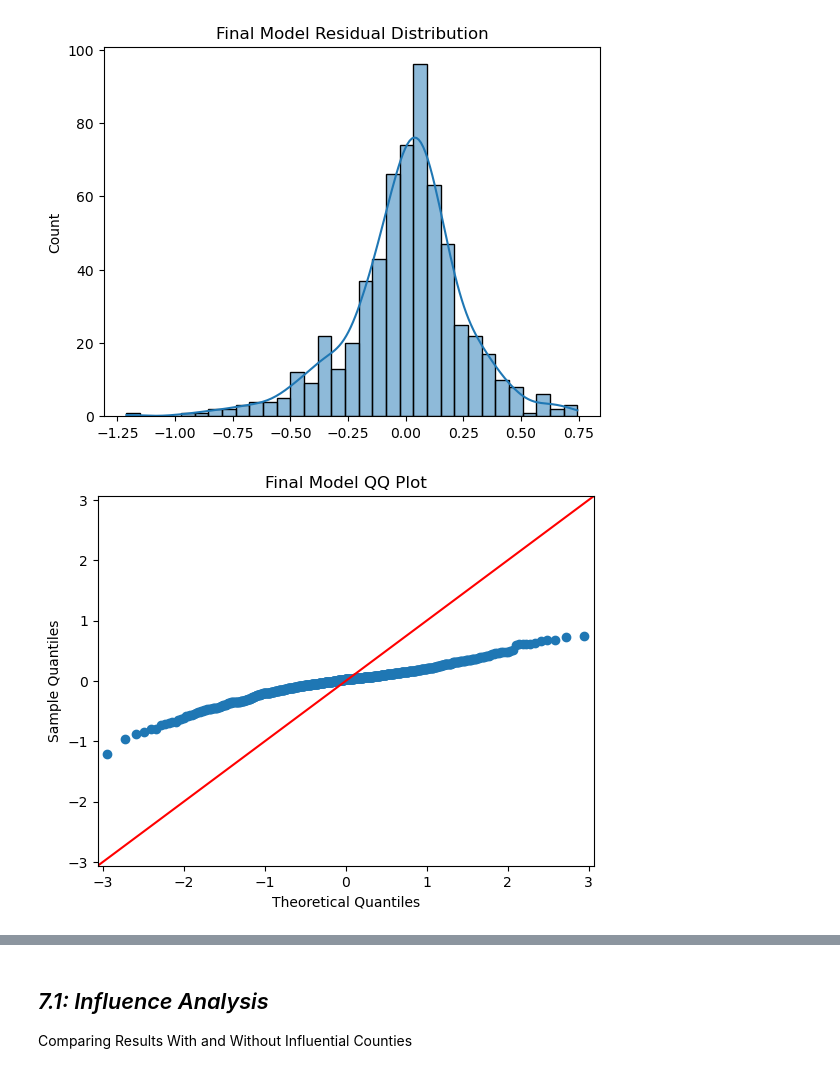
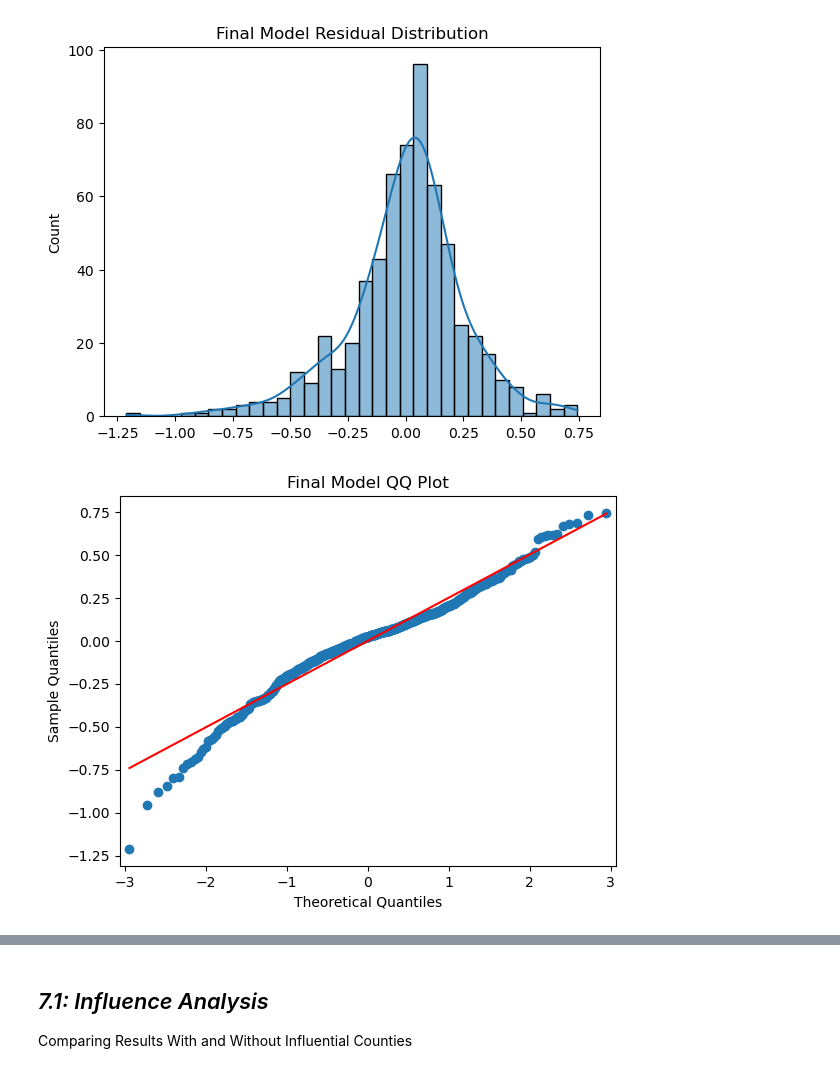
Before and after one commit to alcndram/5574-final, a Jupyter notebook: final_code.ipynb, the cells around one changed output, grey strips where cells are left out. Cells and saved outputs as stored; diff of their text form; code cells hidden in the pictures.

```diff
--- a/final_code.ipynb
+++ b/final_code.ipynb
@@ -729,11 +702,11 @@ plt.show()
 [figure]
 # %%
 #QQ plot
-sm.qqplot(final_result.resid, line='45')
+sm.qqplot(final_result.resid, line='s')
 plt.title('Final Model QQ Plot')
 plt.show()
 # %% [output]
-[figure, old version]
+[figure, new version]
 # %%
 #residuals vs fitted values
 sns.scatterplot(
```
Also changed, not shown: parts of 7 cells of this notebook.
